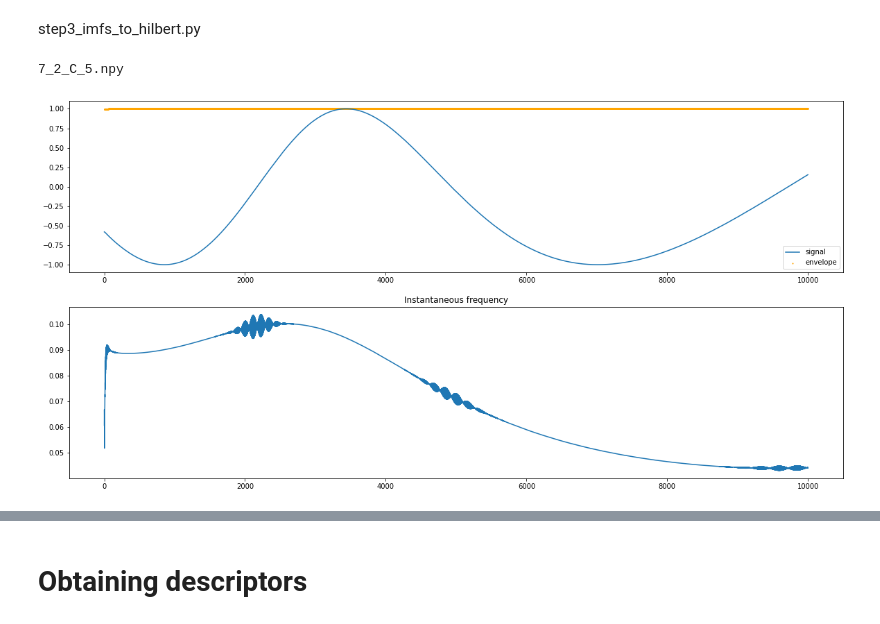
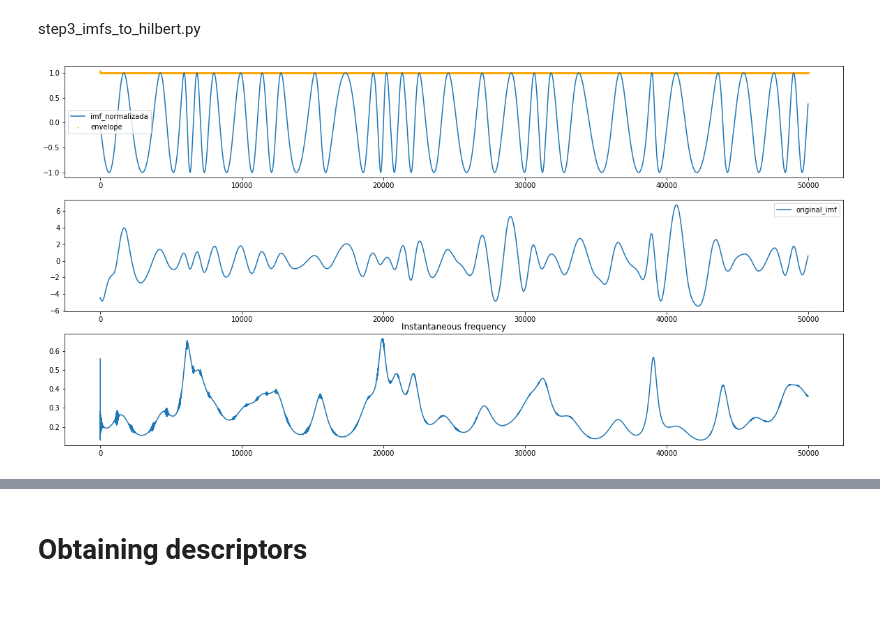
Before and after one commit to BioSIP/functional_PAC, a Jupyter notebook: notebooks/PAC.ipynb, the cells around one changed output, grey strips where cells are left out. Saved outputs shown, nothing was run; the diff lists cells and outputs as text; code cells hidden in the pictures.

```diff
--- a/notebooks/PAC.ipynb
+++ b/notebooks/PAC.ipynb
@@ -139,33 +144,35 @@ def normalize_IMF(IMF, thr=0.05, max_iter=20, current_iter=0):
 # %%
 hilbert_path = "../data/hilbert"
 hilbert_files = [file for file in os.listdir(hilbert_path) if file.endswith('.npy')]
 reduced_imfs_path = "../data/reduced_imfs"
-print(hilbert_files[0])
-channel = 15
-imf_index = 4
 
-n_signal = np.load(os.path.join(reduced_imfs_path,hilbert_files[0]), allow_pickle=True)[channel][imf_index]
-n_signal = normalize_IMF(n_signal)
+channel = 30
+imf_index = 0
 
-HT = np.load(os.path.join(hilbert_path, hilbert_files[0]), allow_pickle=True)
+n_signal_n = np.load(os.path.join(reduced_imfs_path,'7_2_RD_9.npy'), allow_pickle=True)[channel][imf_index]
+n_signal = normalize_IMF(n_signal_n)
+
+HT = np.load(os.path.join(hilbert_path, '7_2_RD_9.npy'), allow_pickle=True)
 analytic_signal = HT[channel][imf_index]
 amplitude_envelope = np.abs(analytic_signal)
 instantaneous_phase = np.unwrap(np.angle(analytic_signal))
 instantaneous_frequency = (np.diff(instantaneous_phase) / (2.0*np.pi) * fs)
 
-steps = 10000
+steps = 50000
 fig = plt.figure(figsize=(20,10))
-ax0 = fig.add_subplot(211)
-ax0.plot(n_signal[:steps], label='signal')
+ax0 = fig.add_subplot(311)
+ax0.plot(n_signal[:steps], label='imf_normalizada')
 ax0.scatter(np.arange(steps),amplitude_envelope[:steps], label='envelope', s=1, c="orange")
 ax0.legend()
-ax1 = fig.add_subplot(212)
+ax2 = fig.add_subplot(312)
+ax2.plot(n_signal_n[:steps], label='original_imf')
+ax2.legend()
+ax1 = fig.add_subplot(313)
 ax1.set_title("Instantaneous frequency")
 ax1.plot(instantaneous_frequency[:steps])
 plt.show()
 # %% [output]
-7_2_C_5.npy
-[figure, old version]
+[figure, new version]
 # %%
 def plot_HS(time, frec_inst, amplitud, canal):
     fig = plt.figure(num=canal)
```
Also changed, not shown: parts of 7 cells of this notebook, 4 other files.
